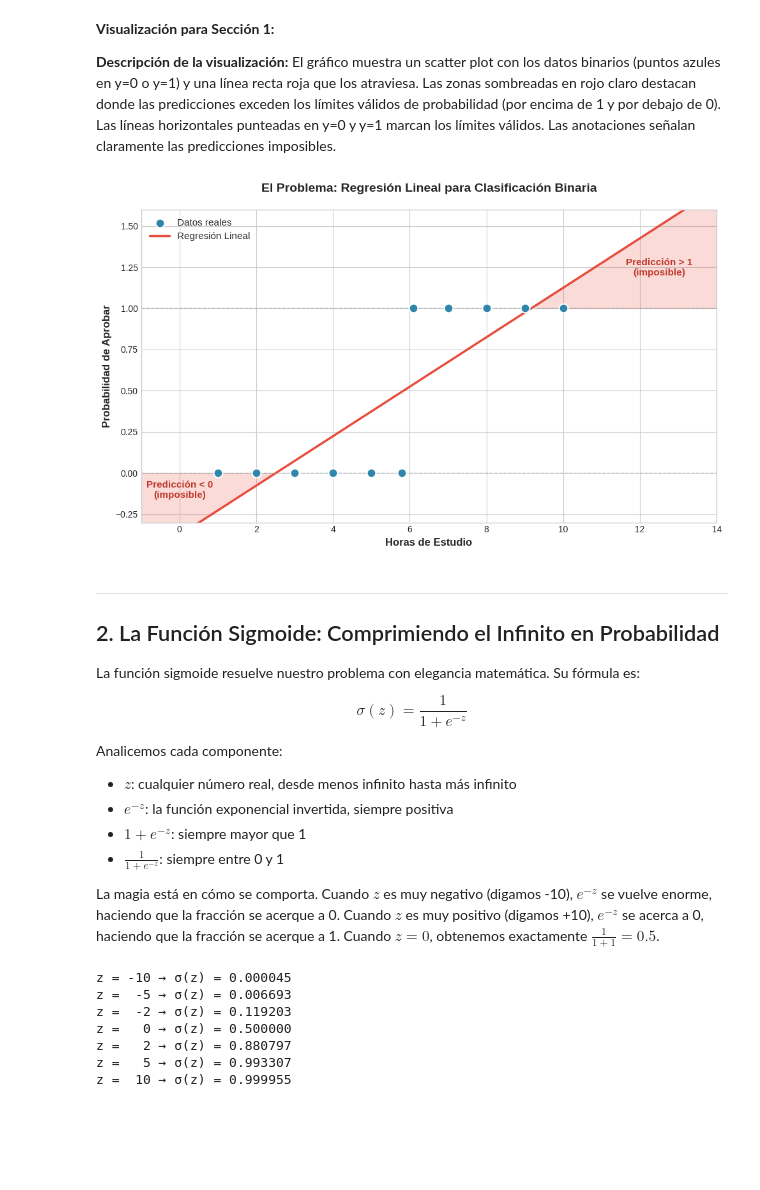
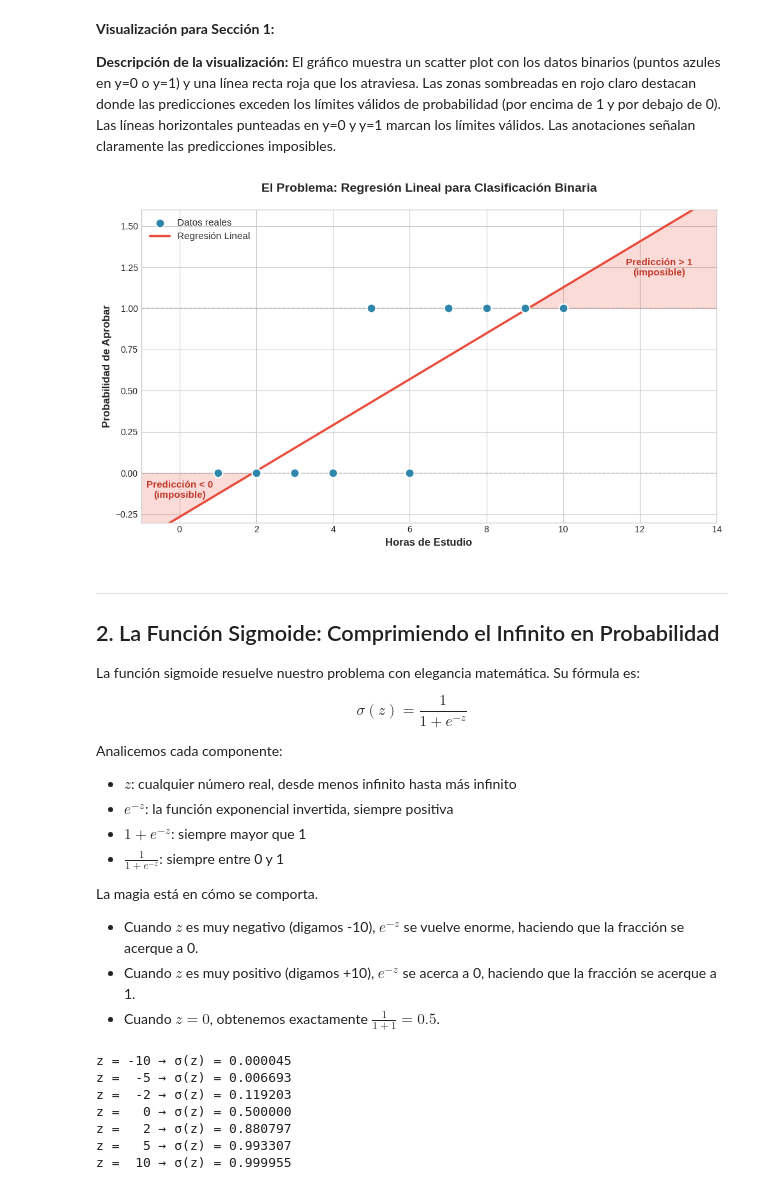
Before and after one commit to financieras/math_for_ai, a Jupyter notebook: estadistica/Regresion_Logistica_Como_la_Función_Sigmoide_Resuelve_la_Clasificacion_Binaria.ipynb, the cells around one changed output. Cells and saved outputs as stored; diff of their text form; code cells hidden in the pictures; blank space fills up the shorter version.

```diff
--- a/estadistica/Regresion_Logistica_Como_la_Función_Sigmoide_Resuelve_la_Clasificacion_Binaria.ipynb
+++ b/estadistica/Regresion_Logistica_Como_la_Función_Sigmoide_Resuelve_la_Clasificacion_Binaria.ipynb
@@ -57,8 +57,8 @@ plt.style.use('seaborn-v0_8-whitegrid')
 fig, ax = plt.subplots(figsize=(10, 6))
 
 # Datos
-hours = np.array([1, 2, 3, 4, 5, 5.8, 6.1, 7, 8, 9, 10]).reshape(-1, 1)
-passed = np.array([0, 0, 0, 0, 0, 0, 1, 1, 1, 1, 1])
+hours = np.array([1, 2, 3, 4, 5, 6, 7, 8, 9, 10]).reshape(-1, 1)
+passed = np.array([0, 0, 0, 0, 1, 0, 1, 1, 1, 1])
 
 # Modelo
 model = LinearRegression()
@@ -74,34 +74,34 @@ ax.scatter(hours, passed, color='#2E86AB', s=100, zorder=5,
 ax.plot(hours_extended, predictions, color='#E74C3C', linewidth=2.5,
         label='Regresión Lineal')
 
 # Zonas problemáticas
 ax.axhline(y=0, color='#95A5A6', linestyle='--', linewidth=1, alpha=0.7)
 ax.axhline(y=1, color='#95A5A6', linestyle='--', linewidth=1, alpha=0.7)
 ax.fill_between(hours_extended.flatten(), 1, predictions,
                 where=(predictions > 1), color='#E74C3C', alpha=0.2)
 ax.fill_between(hours_extended.flatten(), predictions, 0,
                 where=(predictions < 0), color='#E74C3C', alpha=0.2)
 
 # Anotaciones
 ax.annotate('Predicción > 1\n(imposible)', xy=(12.5, 1.2), fontsize=11,
             ha='center', color='#C0392B', fontweight='bold')
 ax.annotate('Predicción < 0\n(imposible)', xy=(0, -0.15), fontsize=11,
             ha='center', color='#C0392B', fontweight='bold')
 
 # Etiquetas y título
 ax.set_xlabel('Horas de Estudio', fontsize=12, fontweight='bold')
 ax.set_ylabel('Probabilidad de Aprobar', fontsize=12, fontweight='bold')
 ax.set_title('El Problema: Regresión Lineal para Clasificación Binaria',
              fontsize=14, fontweight='bold', pad=20)
 ax.legend(loc='upper left', fontsize=11)
 ax.set_xlim(-1, 14)
 ax.set_ylim(-0.3, 1.6)
 
 plt.tight_layout()
 plt.savefig('linear_regression_problem.png', dpi=150, bbox_inches='tight')
 plt.show()
 # %% [output]
-[figure, old version]
+[figure, new version]
 # %% [markdown]
 ---
 
@@ -118,7 +118,10 @@ Analicemos cada componente:
 - **$1 + e^{-z}$**: siempre mayor que 1
 - **$\frac{1}{1 + e^{-z}}$**: siempre entre 0 y 1
 
-La magia está en cómo se comporta. Cuando $z$ es muy negativo (digamos -10), $e^{-z}$ se vuelve enorme, haciendo que la fracción se acerque a 0. Cuando $z$ es muy positivo (digamos +10), $e^{-z}$ se acerca a 0, haciendo que la fracción se acerque a 1. Cuando $z = 0$, obtenemos exactamente $\frac{1}{1+1} = 0.5$.
+La magia está en cómo se comporta.
+- Cuando $z$ es muy negativo (digamos -10), $e^{-z}$ se vuelve enorme, haciendo que la fracción se acerque a 0.
+- Cuando $z$ es muy positivo (digamos +10), $e^{-z}$ se acerca a 0, haciendo que la fracción se acerque a 1.
+- Cuando $z = 0$, obtenemos exactamente $\frac{1}{1+1} = 0.5$.
 # %%
 import numpy as np
 import matplotlib.pyplot as plt
```
Also changed, not shown: parts of 4 cells of this notebook.
